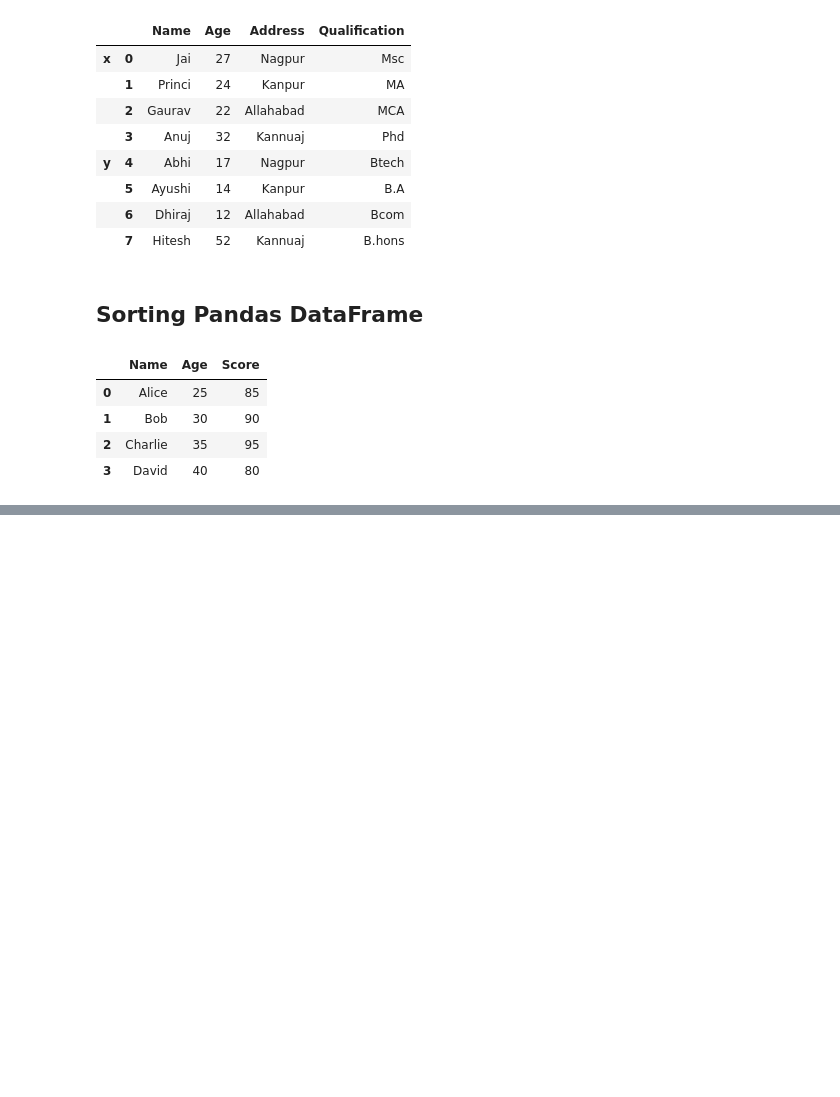
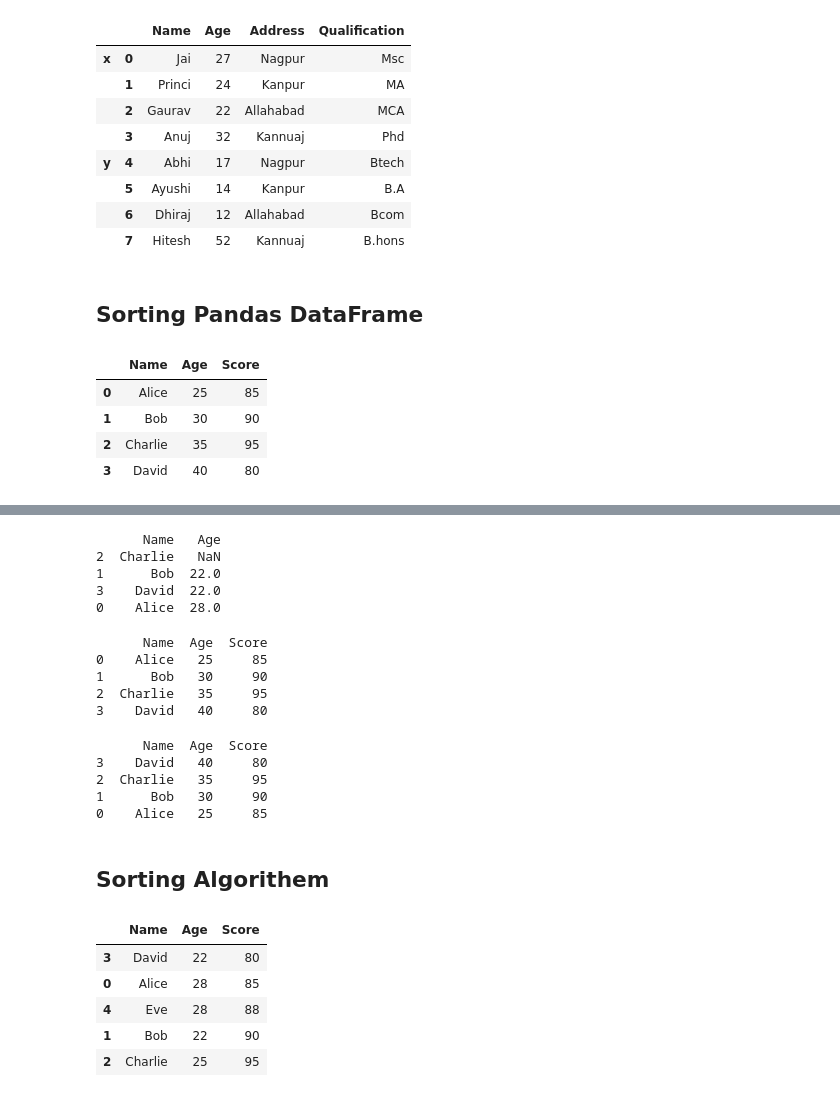
Before and after one commit to Muhammad-Umair-0/Machine-Learning, a Jupyter notebook: Pandas/pandas_slicing.ipynb, the cells around one changed output, grey strips where cells are left out. Saved outputs shown, nothing was run; the diff lists cells and outputs as text; code cells hidden in the pictures; blank space fills up the shorter version.

```diff
--- a/Pandas/pandas_slicing.ipynb
+++ b/Pandas/pandas_slicing.ipynb
@@ -358,0 +374,54 @@ print(sorted_df)
+# %%
+# Data with Nan Values
+data_with_nan = {"Name": ["Alice", "Bob", "Charlie", "David"],
+                 "Age": [28, 22, None, 22]}
+
+df_nan = pd.DataFrame(data_with_nan)
+
+sorted_df = df_nan.sort_values(by="Age", na_position="first")
+print(sorted_df)
+# %% [output]
+      Name   Age
+2  Charlie   NaN
+1      Bob  22.0
+3    David  22.0
+0    Alice  28.0
+# %%
+# sorting by index
+sorted_df = df.sort_index()
+print(sorted_df)
+# %% [output]
+      Name  Age  Score
+0    Alice   25     85
+1      Bob   30     90
+2  Charlie   35     95
+3    David   40     80
+# %%
+des_sorted  = df.sort_index(ascending=False)
+print(des_sorted)
+# %% [output]
+      Name  Age  Score
+3    David   40     80
+2  Charlie   35     95
+1      Bob   30     90
+0    Alice   25     85
+# %% [markdown]
+## Sorting Algorithem
+# %%
+data = {
+    "Name": ["Alice", "Bob", "Charlie", "David", "Eve"],
+    "Age": [28, 22, 25, 22, 28],
+    "Score": [85, 90, 95, 80, 88]
+}
+df = pd.DataFrame(data)
+# %%
+# sort with quick sort
+sorted_df = df.sort_values(by="Score", kind="quicksort")
+sorted_df
+# %% [output]
+|  | Name | Age | Score |
+| 3 | David | 22 | 80 |
+| 0 | Alice | 28 | 85 |
+| 4 | Eve | 28 | 88 |
+| 1 | Bob | 22 | 90 |
+| 2 | Charlie | 25 | 95 |
```
Also changed, not shown: parts of 8 cells of this notebook.
